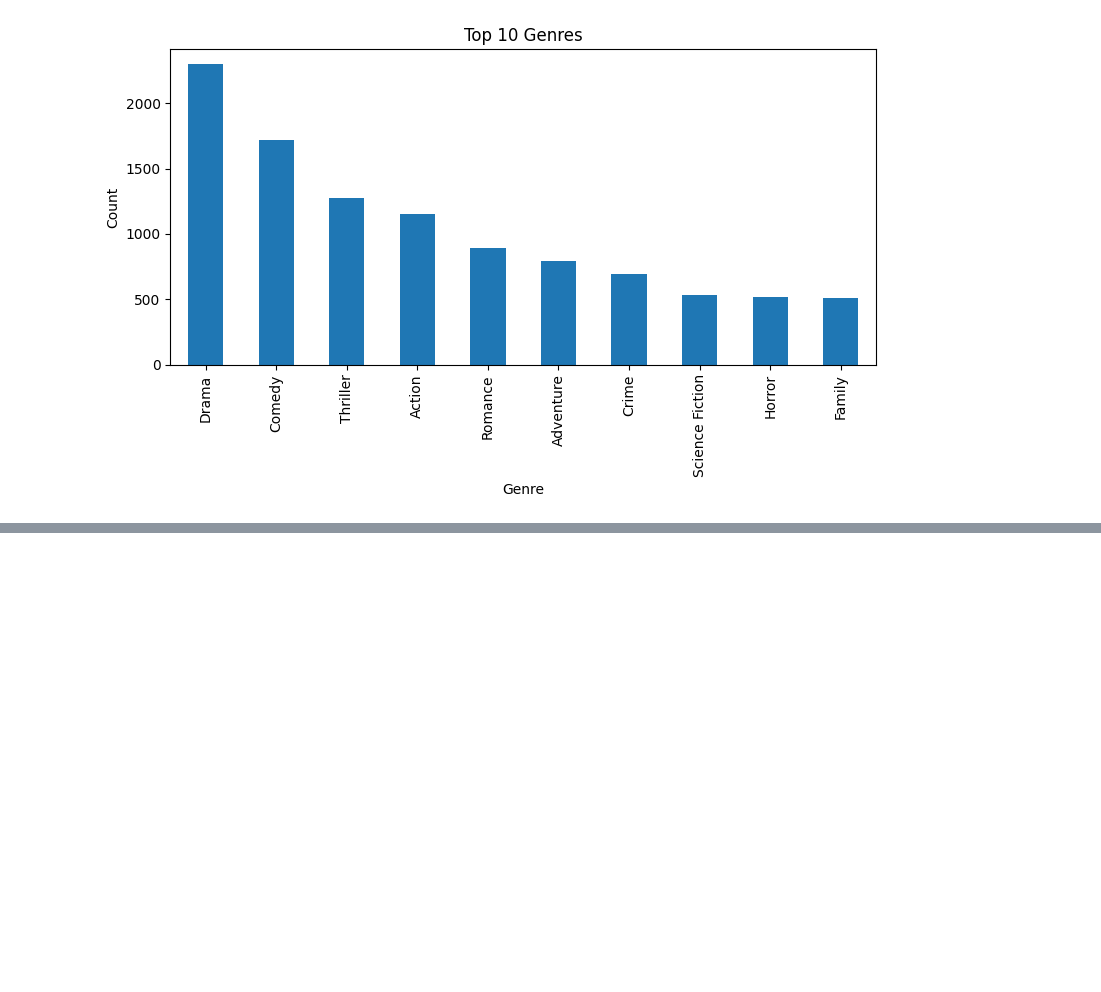
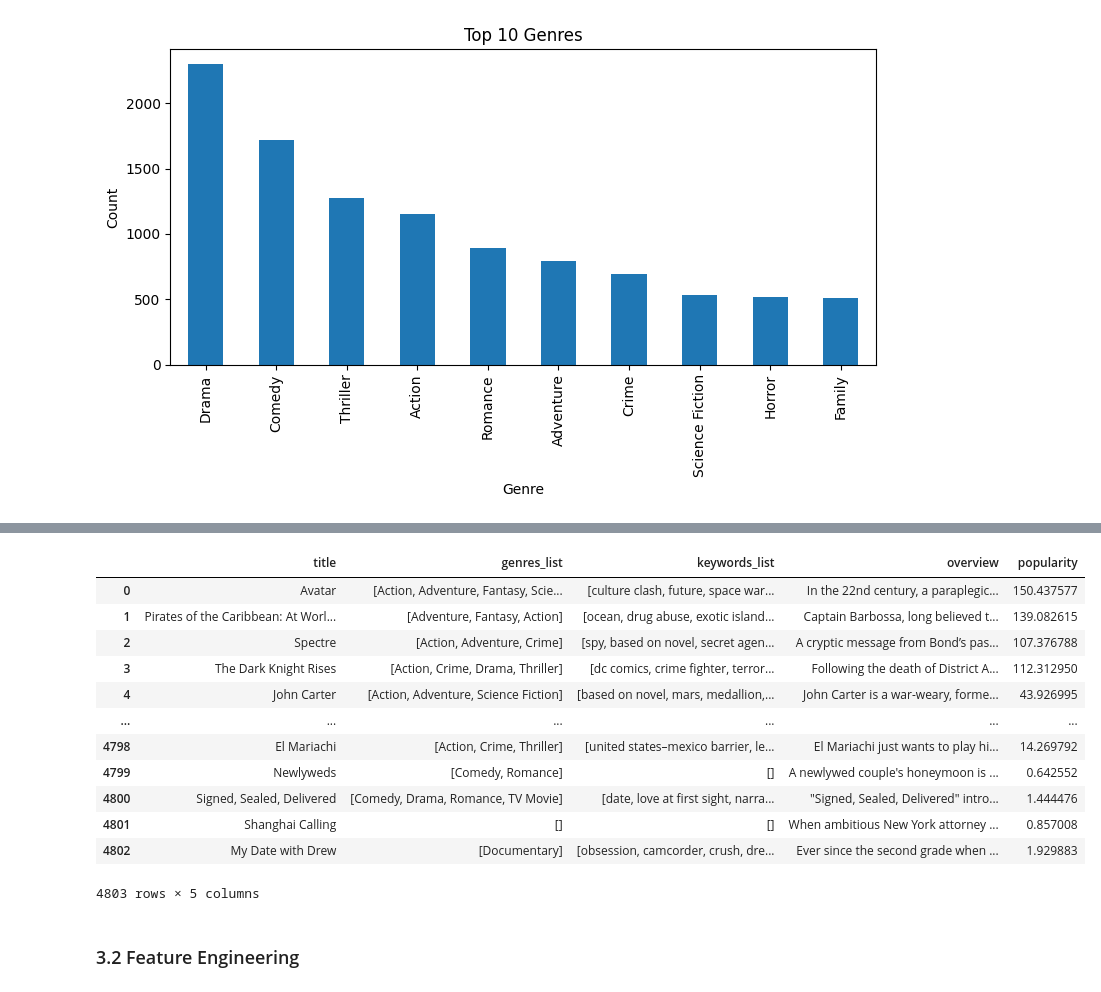
Before and after one commit to adrianramadhan/movie-recommendation-submission, a Jupyter notebook: notebook.ipynb, the cells around one changed output, grey strips where cells are left out. Drawn from its saved outputs; the diff is of its cells as text; code cells hidden in the pictures; blank space fills up the shorter version.

```diff
--- a/notebook.ipynb
+++ b/notebook.ipynb
@@ -148,0 +180,24 @@ plt.show()
+# %%
+movies_prep = movies.copy()
+# ekstrak keywords sebagai list
+movies_prep['keywords_list'] = movies_prep['keywords'].apply(json.loads).apply(lambda x: [d['name'] for d in x])
+movies_prep['overview'] = movies_prep['overview'].fillna('')
+
+movies_prep = movies_prep[['title','genres_list','keywords_list','overview','popularity']]
+movies_prep
+# %% [output]
+|  | title | genres_list | keywords_list | overview | popularity |
+| 0 | Avatar | [Action, Adventure, Fantasy, Scie... | [culture clash, future, space war... | In the 22nd century, a paraplegic... | 150.437577 |
+| 1 | Pirates of the Caribbean: At Worl... | [Adventure, Fantasy, Action] | [ocean, drug abuse, exotic island... | Captain Barbossa, long believed t... | 139.082615 |
+| 2 | Spectre | [Action, Adventure, Crime] | [spy, based on novel, secret agen... | A cryptic message from Bond’s pas... | 107.376788 |
+| 3 | The Dark Knight Rises | [Action, Crime, Drama, Thriller] | [dc comics, crime fighter, terror... | Following the death of District A... | 112.312950 |
+| 4 | John Carter | [Action, Adventure, Science Fiction] | [based on novel, mars, medallion,... | John Carter is a war-weary, forme... | 43.926995 |
+| ... | ... | ... | ... | ... | ... |
+| 4798 | El Mariachi | [Action, Crime, Thriller] | [united states–mexico barrier, le... | El Mariachi just wants to play hi... | 14.269792 |
+| 4799 | Newlyweds | [Comedy, Romance] | [] | A newlywed couple's honeymoon is ... | 0.642552 |
+| 4800 | Signed, Sealed, Delivered | [Comedy, Drama, Romance, TV Movie] | [date, love at first sight, narra... | "Signed, Sealed, Delivered" intro... | 1.444476 |
+| 4801 | Shanghai Calling | [] | [] | When ambitious New York attorney ... | 0.857008 |
+| 4802 | My Date with Drew | [Documentary] | [obsession, camcorder, crush, dre... | Ever since the second grade when ... | 1.929883 |
+4803 rows × 5 columns
+# %% [markdown]
+### 3.2 Feature Engineering
```
Also changed, not shown: parts of 10 cells of this notebook.
